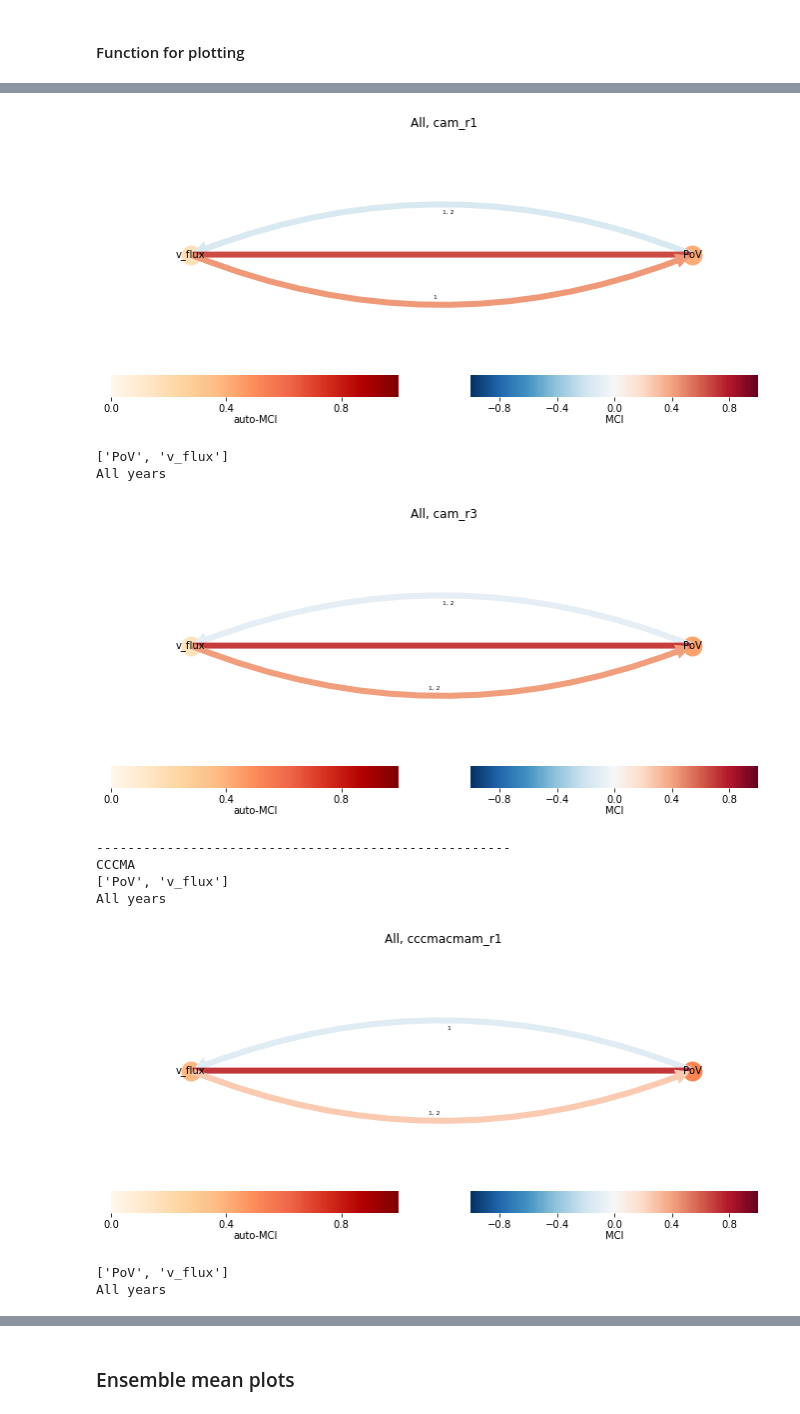
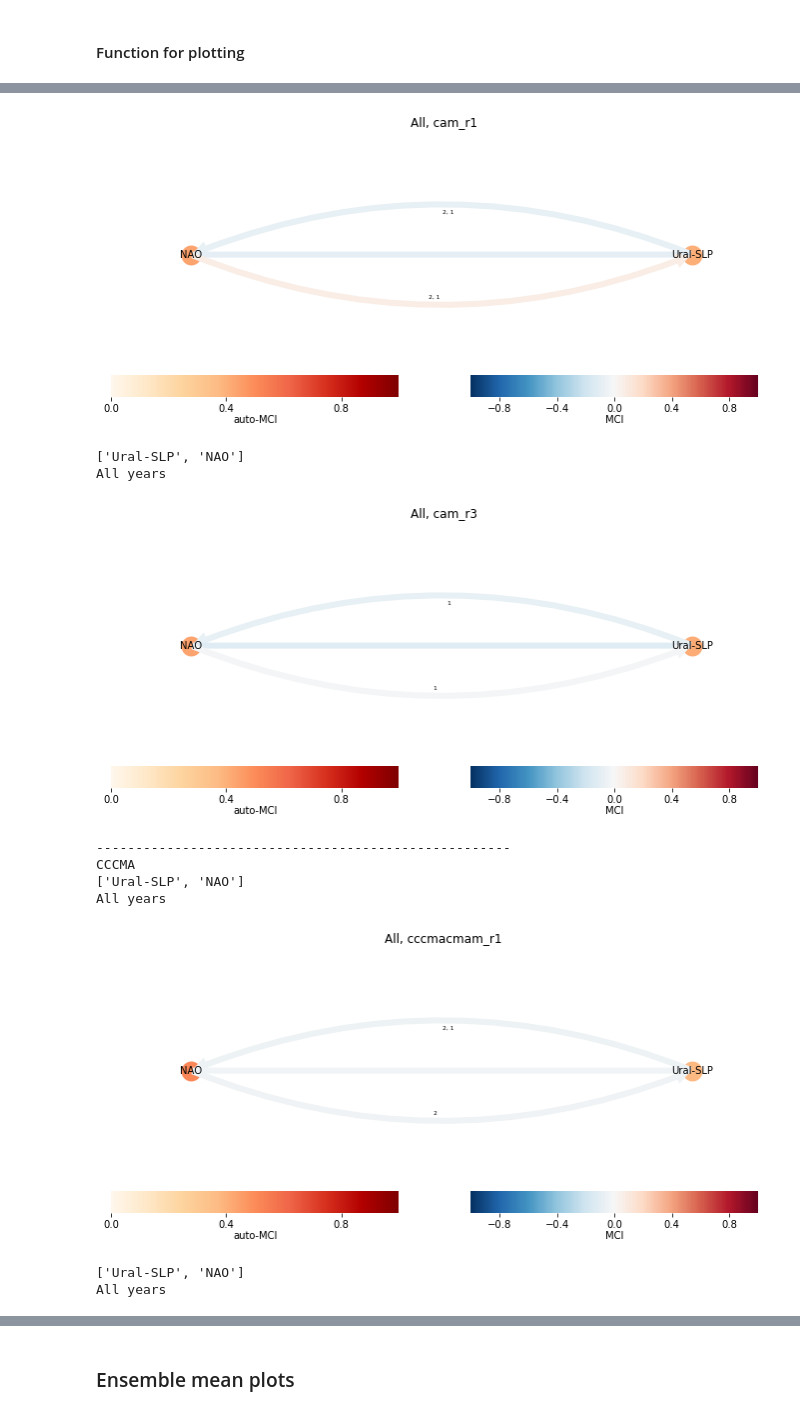
Before and after one commit to nltyrrell/qboicen_ipynb, a Jupyter notebook: ensemble_QBOi_CEN_Exp1_day.ipynb, the cells around one changed output, grey strips where cells are left out. Saved outputs shown, nothing was run; the diff lists cells and outputs as text; code cells hidden in the pictures.

```diff
--- a/ensemble_QBOi_CEN_Exp1_day.ipynb
+++ b/ensemble_QBOi_CEN_Exp1_day.ipynb
@@ -290,7 +272,7 @@ mlist = [['erai','r1'],
          ['MIROCMIROC-AGCM','r1i1p1'],['MIROCMIROC-AGCM','r2i1p1'],['MIROCMIROC-AGCM','r3i1p1'],
          ['MOHCUMGA7','r2i1p1'],['MOHCUMGA7','r3i1p1'],['MOHCUMGA7','r4i1p1'],
          ['MRIMRI-ESM2','r1i1p1'],
-         ['WACCM','r1i1p1'],['WACCM','r3i1p1'],['WACCM','r3i1p1'],
+         ['WACCM','r1i1p1'],['WACCM','r2i1p1'],['WACCM','r3i1p1'],
          ['YonseiHadGEM2-A','r1i1p1'],
          ['YonseiHadGEM2-AC','r1i1p2']]
 
@@ -323,18 +305,21 @@ mods = [era_seascyc,
         cccmacmam_seascyc_r1,cccmacmam_seascyc_r2,cccmacmam_seascyc_r3,
         isac_cnrecham5sh_seascyc,
         mirocmiroc_agcm_seascyc,
-        mirocmiroc_esm_seascyc_r1, mirocmiroc_esm_seascyc_r2, mirocmiroc_esm_seascyc_r3]
+        mirocmiroc_esm_seascyc_r1, mirocmiroc_esm_seascyc_r2, mirocmiroc_esm_seascyc_r3,
+        waccm_seascyc_r1,waccm_seascyc_r3]
 mod_name = ["era_seascyc",
             "cam_seascyc_r1","cam_seascyc_r3",
         "cccmacmam_seascyc_r1","cccmacmam_seascyc_r2","cccmacmam_seascyc_r3",
         "isac_cnrecham5sh_seascyc",
         "mirocmiroc_agcm_seascyc",
-        "mirocmiroc_esm_seascyc_r1"," mirocmiroc_esm_seascyc_r2"," mirocmiroc_esm_seascyc_r3"]
+        "mirocmiroc_esm_seascyc_r1"," mirocmiroc_esm_seascyc_r2"," mirocmiroc_esm_seascyc_r3",
+        "waccm_seascyc_r1", "waccm_seascyc_r3"]
 # %%
+ds = 247 # start day of year
 for v in vlist:
     for mn, m in enumerate(mods):
         plt.figure(figsize=(10,2))
-        plt.plot(pd.to_datetime(m.index)[0:400],m[v][0:400])
+        plt.plot(pd.to_datetime(m.index)[0+ds:365+ds],m[v][0+ds:365+ds])
         plt.title(mod_name[mn]+", "+v,size=20)
         plt.grid('on')
 # %% [output]
@@ -423,6 +408,8 @@ mirocmiroc_agcm_noqbo, mirocmiroc_agcm_qbo, mirocmiroc_agcm_qboe_mask, mirocmiro
 mirocmiroc_esm_noqbo_r1, mirocmiroc_esm_qbo_r1, mirocmiroc_esm_qboe_mask_r1, mirocmiroc_esm_qbow_mask_r1, mirocmiroc_esm_noqbo_mask_r1 = qbomask(mirocmiroc_esm_abs_week_r1,mirocmiroc_esm_week_r1)
 mirocmiroc_esm_noqbo_r2, mirocmiroc_esm_qbo_r2, mirocmiroc_esm_qboe_mask_r2, mirocmiroc_esm_qbow_mask_r2, mirocmiroc_esm_noqbo_mask_r2 = qbomask(mirocmiroc_esm_abs_week_r2,mirocmiroc_esm_week_r2)
 mirocmiroc_esm_noqbo_r3, mirocmiroc_esm_qbo_r3, mirocmiroc_esm_qboe_mask_r3, mirocmiroc_esm_qbow_mask_r3, mirocmiroc_esm_noqbo_mask_r3 = qbomask(mirocmiroc_esm_abs_week_r3,mirocmiroc_esm_week_r3)
+waccm_noqbo_r1, waccm_qbo_r1, waccm_qboe_mask_r1, waccm_qbow_mask_r1, waccm_noqbo_mask_r1 = qbomask(waccm_abs_week_r1,waccm_week_r1)
+waccm_noqbo_r3, waccm_qbo_r3, waccm_qboe_mask_r3, waccm_qbow_mask_r3, waccm_noqbo_mask_r3 = qbomask(waccm_abs_week_r3,waccm_week_r3)
 # %% [markdown]
 ## Plotting
 # %% [markdown]
@@ -521,7 +508,7 @@ save_plot=False #True # set to True/False to save the plots to drive folder
 # var_select=['NAO','PoV','v_flux']
 
 var_select=['NAO','BK-SIC','EA-tas','PoV','Sib-SLP','Ural-SLP','v_flux']
-var_select=['PoV','v_flux'] #,'PoV','v_flux']
+var_select=['Ural-SLP','NAO'] #,'PoV','v_flux']
 #var_select=['PoV','v_flux']
 
 
@@ -560,6 +547,12 @@ plot_model(mirocmiroc_esm_noqbo_r2,mirocmiroc_esm_noqbo_mask_r2,mirocmiroc_esm_q
 plot_model(mirocmiroc_esm_noqbo_r3,mirocmiroc_esm_noqbo_mask_r3,mirocmiroc_esm_qboe_mask_r3,mirocmiroc_esm_qbow_mask_r3,
            var_select=var_select,save_plot=save_plot,save_name="mirocmiroc_esm_r3",title="mirocmiroc_esm_r3")
 print("-----------------------------------------------------")
+print("WACCM")
+plot_model(waccm_noqbo_r1,waccm_noqbo_mask_r1,waccm_qboe_mask_r1,waccm_qbow_mask_r1,
+           var_select=var_select,save_plot=save_plot,save_name="waccm_r1", title="waccm_r1")
+plot_model(waccm_noqbo_r3,waccm_noqbo_mask_r3,waccm_qboe_mask_r3,waccm_qbow_mask_r3,
+           var_select=var_select,save_plot=save_plot,save_name="waccm_r3", title="waccm_r3")
+print("-----------------------------------------------------")
 """
 print("MOHC")
 plot_model(mohcumga7_noqbo,mohcumga7_noqbo_mask,mohcumga7_qboe_mask,mohcumga7_qbow_mask,
@@ -593,12 +586,12 @@ CAM
 All years
-[figure, old version]
+[figure, new version]
-['PoV', 'v_flux']
+['Ural-SLP', 'NAO']
 All years
-[figure, old version]
+[figure, new version]
 -----------------------------------------------------
 CCCMA
-['PoV', 'v_flux']
+['Ural-SLP', 'NAO']
 All years
-[figure, old version]
+[figure, new version]
-['PoV', 'v_flux']
+['Ural-SLP', 'NAO']
 All years
```
Also changed, not shown: parts of 12 cells of this notebook, 1 other file.
